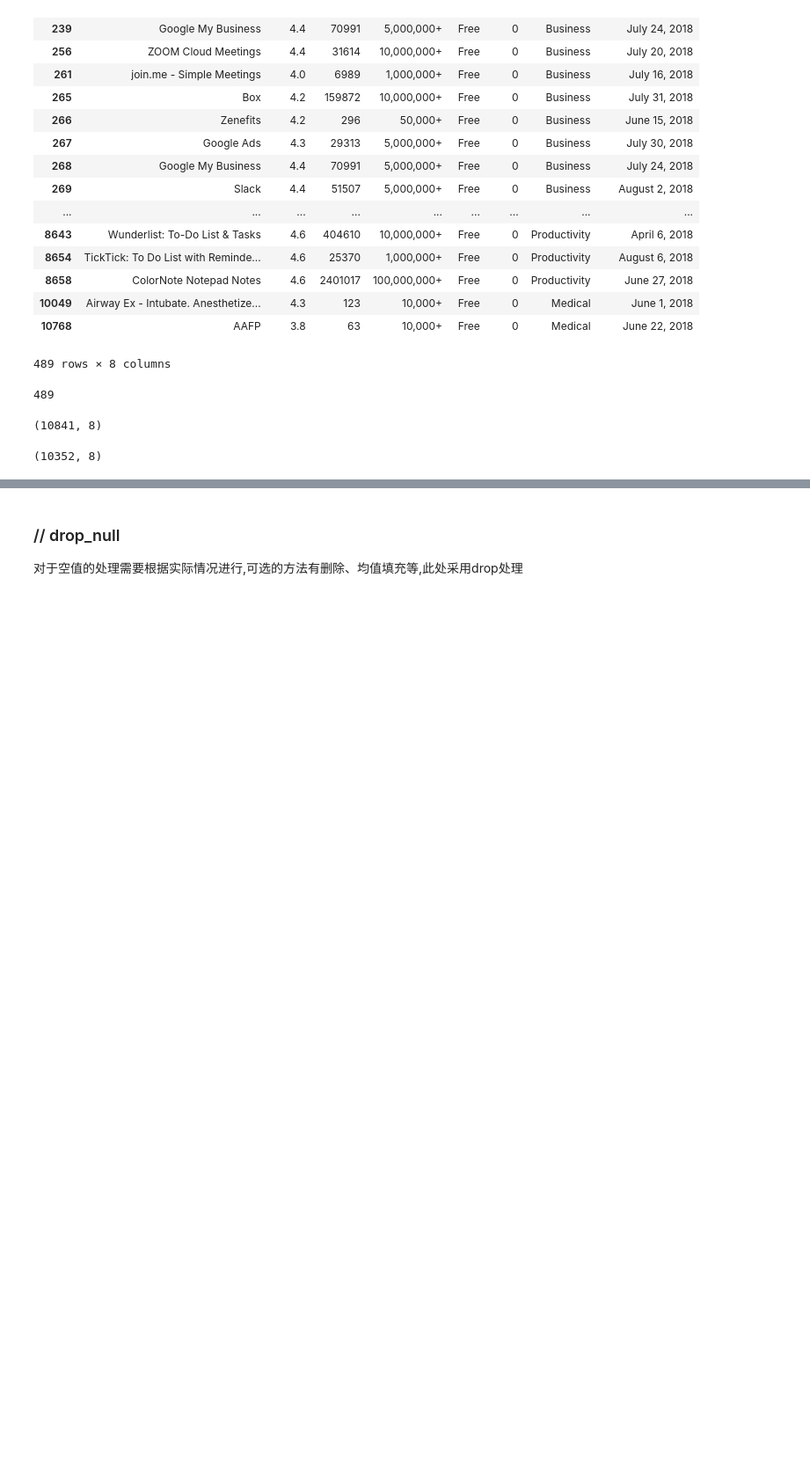
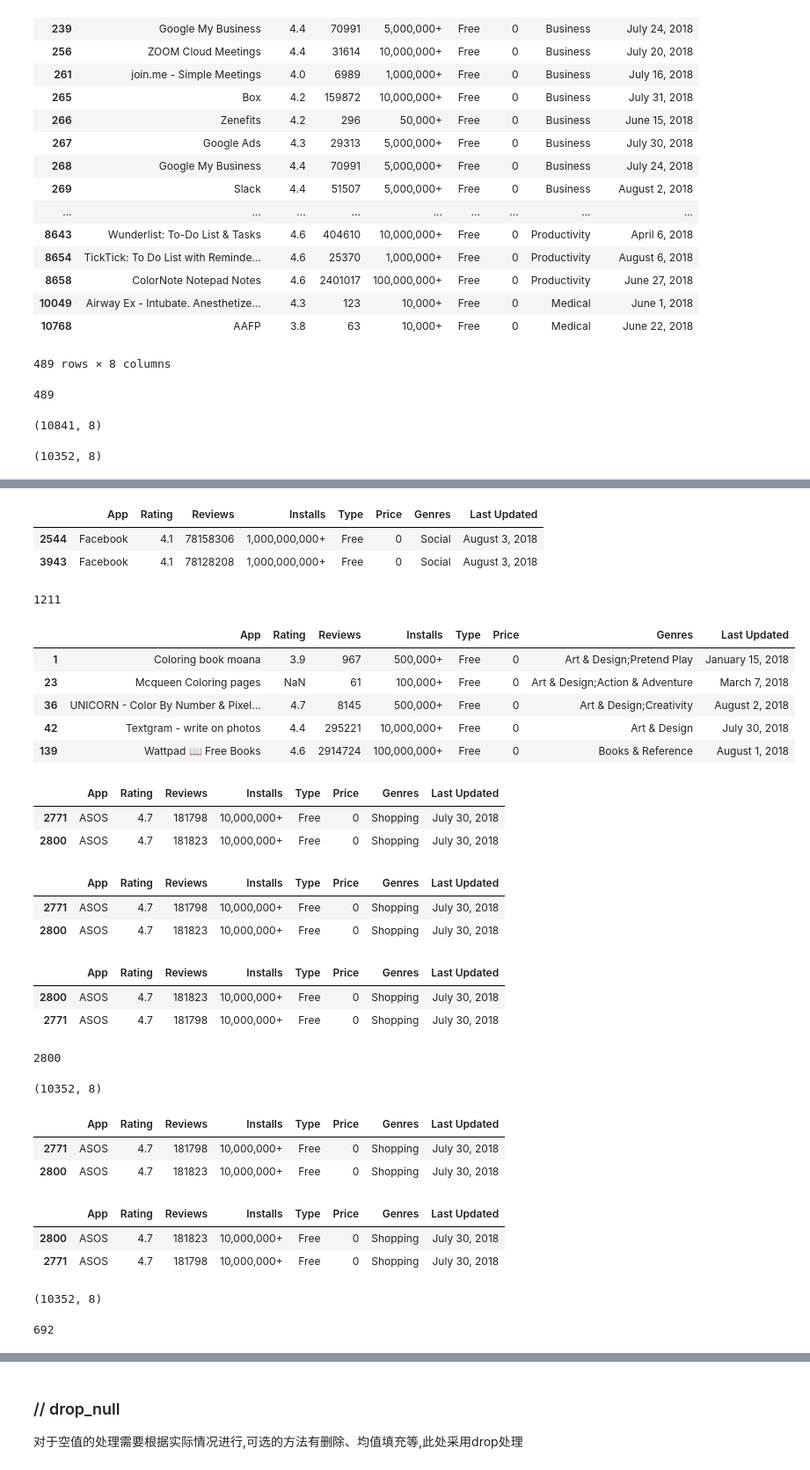
Before and after one commit to mengfanchun2017/udacity-data-academy_public, a Jupyter notebook: dandj/p1_google_app/project_google_app/Google_Play_Store_Analysis_lm.ipynb, the cells around one changed output, grey strips where cells are left out. Shown at 88% size. Drawn from its saved outputs; the diff is of its cells as text; code cells hidden in the pictures; blank space fills up the shorter version.

```diff
--- a/dandj/p1_google_app/project_google_app/Google_Play_Store_Analysis_lm.ipynb
+++ b/dandj/p1_google_app/project_google_app/Google_Play_Store_Analysis_lm.ipynb
@@ -251,0 +256,50 @@ dfnew.shape
+# %%
+dfnew.query('App == "Facebook"')
+# %% [output]
+|  | App | Rating | Reviews | Installs | Type | Price | Genres | Last Updated |
+| 2544 | Facebook | 4.1 | 78158306 | 1,000,000,000+ | Free | 0 | Social | August 3, 2018 |
+| 3943 | Facebook | 4.1 | 78128208 | 1,000,000,000+ | Free | 0 | Social | August 3, 2018 |
+# %%
+## 这次只看 App 重复的
+## 而且要找出所有的重复值(不再只显示第一个)
+dfnew.duplicated(subset='App',keep=False).sum()
+# %% [output]
+1211
+# %%
+# solution1
+## 为了方便处理, 生成新的df
+dfdup = dfnew[dfnew.duplicated(subset='App',keep=False)]
+dfdup.head()
+# %% [output]
+|  | App | Rating | Reviews | Installs | Type | Price | Genres | Last Updated |
+| 1 | Coloring book moana | 3.9 | 967 | 500,000+ | Free | 0 | Art & Design;Pretend Play | January 15, 2018 |
+| 23 | Mcqueen Coloring pages | NaN | 61 | 100,000+ | Free | 0 | Art & Design;Action & Adventure | March 7, 2018 |
+| 36 | UNICORN - Color By Number & Pixel... | 4.7 | 8145 | 500,000+ | Free | 0 | Art & Design;Creativity | August 2, 2018 |
+| 42 | Textgram - write on photos | 4.4 | 295221 | 10,000,000+ | Free | 0 | Art & Design | July 30, 2018 |
+| 139 | Wattpad 📖 Free Books | 4.6 | 2914724 | 100,000,000+ | Free | 0 | Books & Reference | August 1, 2018 |
+# %%
+dfdup.query('App == "ASOS"')
+# %% [output]
+|  | App | Rating | Reviews | Installs | Type | Price | Genres | Last Updated |
+| 2771 | ASOS | 4.7 | 181798 | 10,000,000+ | Free | 0 | Shopping | July 30, 2018 |
+| 2800 | ASOS | 4.7 | 181823 | 10,000,000+ | Free | 0 | Shopping | July 30, 2018 |
+# %%
+dfdup.query('App == "ASOS"').sort_values(by='Reviews')
+# %% [output]
+|  | App | Rating | Reviews | Installs | Type | Price | Genres | Last Updated |
+| 2771 | ASOS | 4.7 | 181798 | 10,000,000+ | Free | 0 | Shopping | July 30, 2018 |
+| 2800 | ASOS | 4.7 | 181823 | 10,000,000+ | Free | 0 | Shopping | July 30, 2018 |
+# %%
+dfdup.query('App == "ASOS"').sort_values(by='Reviews', ascending=False)
+# %% [output]
+|  | App | Rating | Reviews | Installs | Type | Price | Genres | Last Updated |
+| 2800 | ASOS | 4.7 | 181823 | 10,000,000+ | Free | 0 | Shopping | July 30, 2018 |
+| 2771 | ASOS | 4.7 | 181798 | 10,000,000+ | Free | 0 | Shopping | July 30, 2018 |
+# %%
+# 接下来的想法就是找到所有最大的 index, 生成 dfmax, 从 dfnew 中去掉 dfdup 再增加 dfmax
+index = dfdup.query('App == "ASOS"').sort_values(by='Reviews', ascending=False)[:1].index[0]
+list = []
+list.append(dfdup.query('App == "ASOS"').sort_values(by='Reviews', ascending=False)[:1].index[0])
+list
+# %% [output]
+2800
@@ -251,0 +309,11 @@ dfnew.shape
+# %%
+# solution2
+dfnew.shape
+# %% [output]
+(10352, 8)
+# %%
+dfnew.query('App == "ASOS"')
+# %% [output]
+|  | App | Rating | Reviews | Installs | Type | Price | Genres | Last Updated |
+| 2771 | ASOS | 4.7 | 181798 | 10,000,000+ | Free | 0 | Shopping | July 30, 2018 |
+| 2800 | ASOS | 4.7 | 181823 | 10,000,000+ | Free | 0 | Shopping | July 30, 2018 |
@@ -251,0 +322,15 @@ dfnew.shape
+# %%
+# 顺序已经改变了
+dftest.query('App == "ASOS"')
+# %% [output]
+|  | App | Rating | Reviews | Installs | Type | Price | Genres | Last Updated |
+| 2800 | ASOS | 4.7 | 181823 | 10,000,000+ | Free | 0 | Shopping | July 30, 2018 |
+| 2771 | ASOS | 4.7 | 181798 | 10,000,000+ | Free | 0 | Shopping | July 30, 2018 |
+# %%
+dftest.shape
+# %% [output]
+(10352, 8)
+# %%
+dftest.duplicated(subset='App').sum()
+# %% [output]
+692
```
Also changed, not shown: parts of 32 cells of this notebook, 3 other files.
